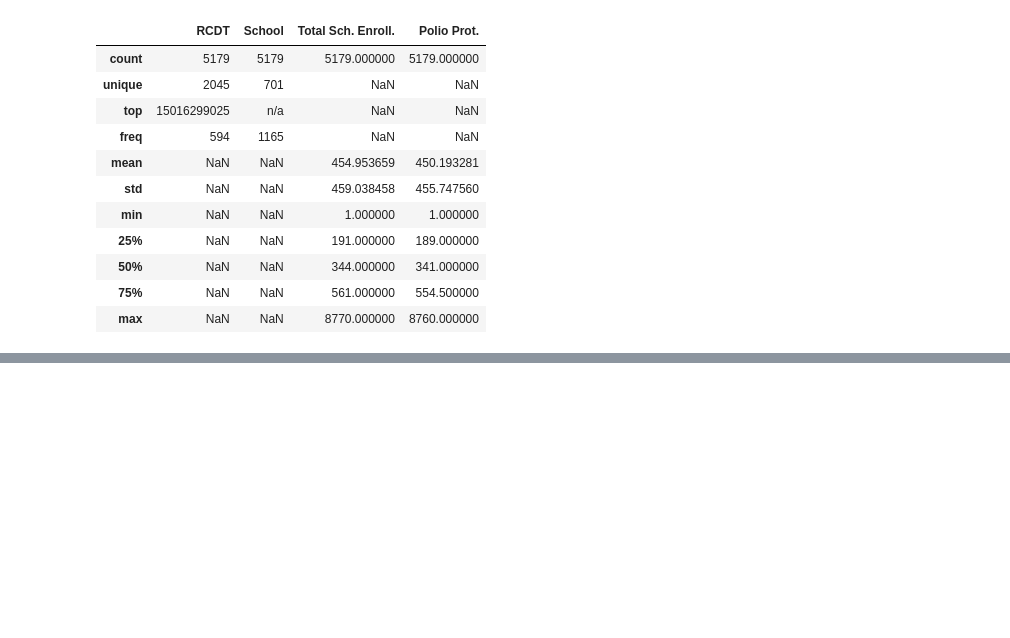
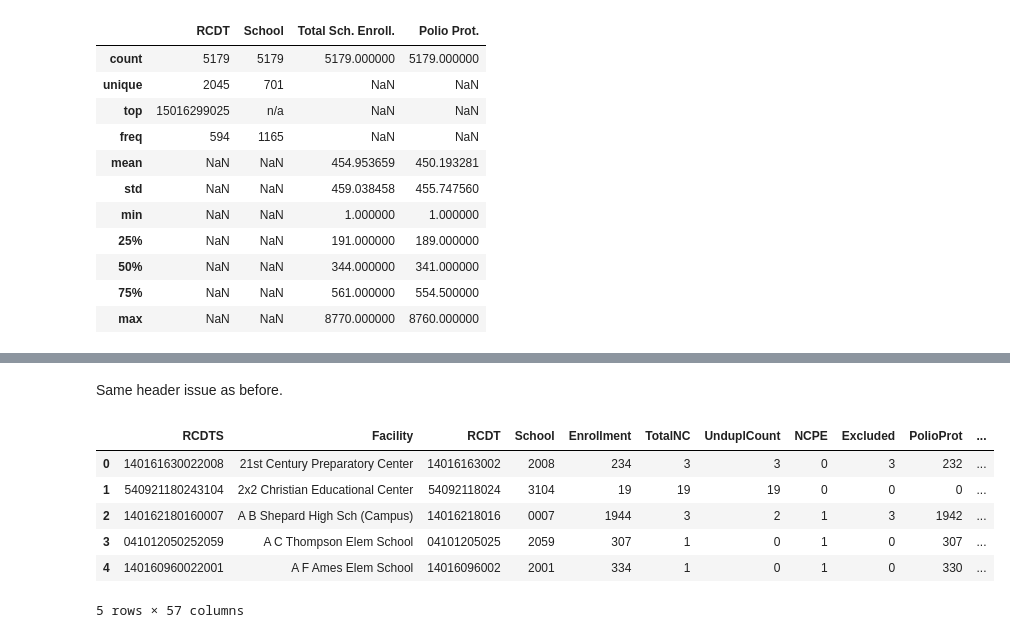
Before and after one commit to jakechen/data_cleansing_tutorial, a Jupyter notebook: notebooks/Untitled.ipynb, the cells around one changed output, grey strips where cells are left out. Saved outputs shown, nothing was run; the diff lists cells and outputs as text; code cells hidden in the pictures; blank space fills up the shorter version.

```diff
--- a/notebooks/Untitled.ipynb
+++ b/notebooks/Untitled.ipynb
@@ -132,0 +143,13 @@ RuntimeError: Python is not installed as a framework. The Mac OS X backend will
+# %% [markdown]
+Same header issue as before.
+# %%
+df09 = pd.read_csv('../data/immunization_09-10.csv', skiprows=1)
+df09.head()
+# %% [output]
+|  | RCDTS | Facility | RCDT | School | Enrollment | TotalNC | UnduplCount | NCPE | Excluded | PolioProt | ... |
+| 0 | 140161630022008 | 21st Century Preparatory Center | 14016163002 | 2008 | 234 | 3 | 3 | 0 | 3 | 232 | ... |
+| 1 | 540921180243104 | 2x2 Christian Educational Center | 54092118024 | 3104 | 19 | 19 | 19 | 0 | 0 | 0 | ... |
+| 2 | 140162180160007 | A B Shepard High Sch (Campus) | 14016218016 | 0007 | 1944 | 3 | 2 | 1 | 3 | 1942 | ... |
+| 3 | 041012050252059 | A C Thompson Elem School | 04101205025 | 2059 | 307 | 1 | 0 | 1 | 0 | 307 | ... |
+| 4 | 140160960022001 | A F Ames Elem School | 14016096002 | 2001 | 334 | 1 | 0 | 1 | 0 | 330 | ... |
+5 rows × 57 columns
```
Also changed, not shown: parts of 8 cells of this notebook.
